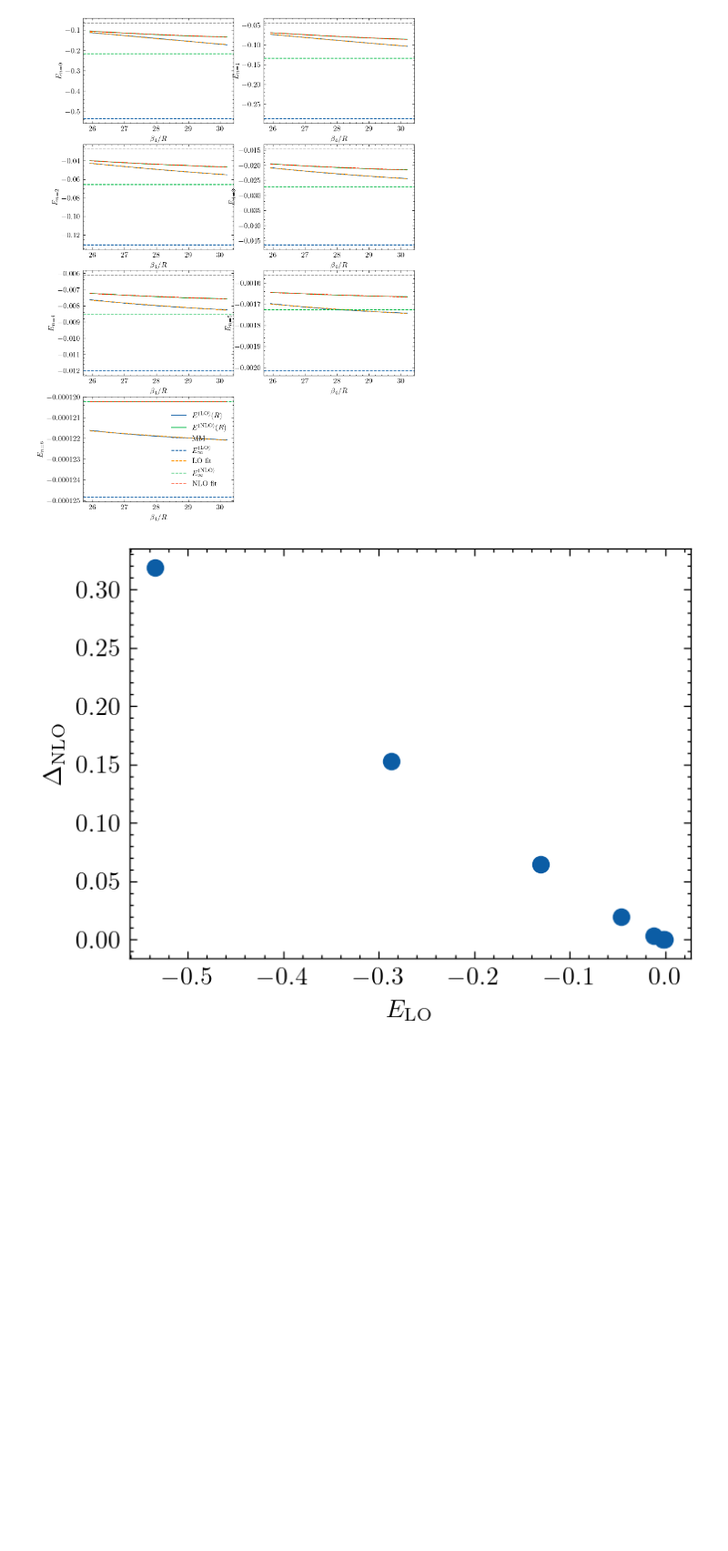
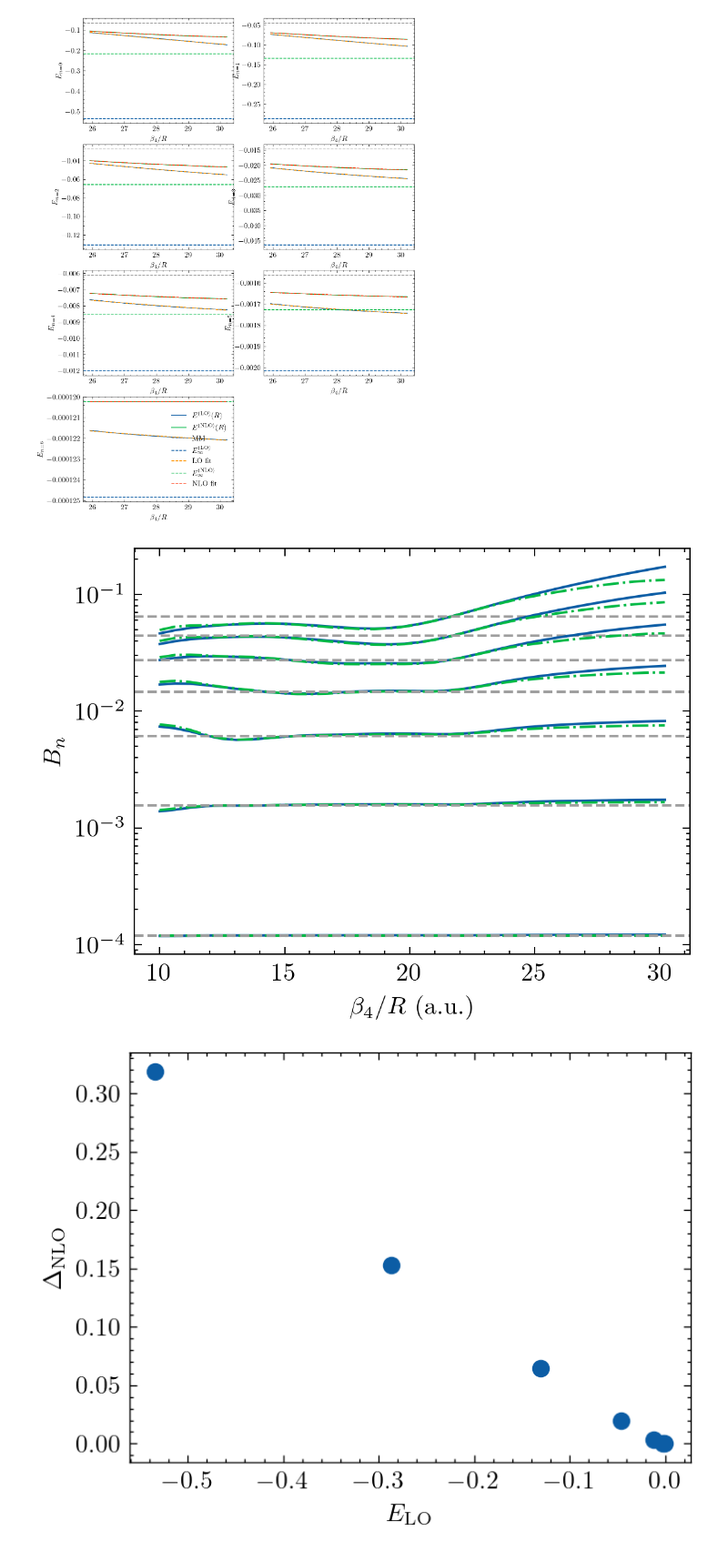
Before and after one commit to odell/induced-dipole-eft, a Jupyter notebook: Error Comparison.ipynb, the cells around one changed output. Shown at 91% size. Saved outputs shown, nothing was run; the diff lists cells and outputs as text; code cells hidden in the pictures; blank space fills up the shorter version.

```diff
--- a/Error Comparison.ipynb
+++ b/Error Comparison.ipynb
@@ -60,6 +60,48 @@ for k in range(7):
 #     ax[i, j].scatter(50, g(50))
 # %% [output]
 [figure]
+# %%
+fig, ax = plt.subplots(figsize=(4, 3), dpi=300)
+fig.patch.set_facecolor('white')
+
+num_pts = 34
+stop = np.argmin(np.abs(const.BETA4/lo[:, 0] - 30)) + 1
+
+for k in range(7):
+    i = k//2
+    j = k%2
+    ax.plot(const.BETA4/lo[stop-num_pts:stop, 0], -lo[stop-num_pts:stop, k+1], label=r'$E^{({\rm LO})}(R)$',
+            color='C0')
+    ax.plot(const.BETA4/nlo[stop-num_pts:stop, 0], -nlo[stop-num_pts:stop, k+1], label=r'$E^{({\rm NLO})}(R)$',
+            color='C1', linestyle='-.')
+    ax.axhline(-mm[k], linestyle='--', color='C6', label='MM')
+    ax.set_yscale('log')
+#     par, cov = optimize.curve_fit(convergence, const.BETA4/lo[stop-num_pts:stop, 0], lo[stop-num_pts:stop, k+1])
+#     ax[i, j].axhline(par[0], color='C0', linestyle='--', label=r'$E_\infty^{({\rm LO})}$')
+#     ax[i, j].plot(const.BETA4/lo[stop-num_pts:stop, 0], convergence(const.BETA4/lo[stop-num_pts:stop, 0], *par),
+#                   linestyle='--', label='LO fit')
+#     lo_asymp[k] = par[0]
+
+#     par, cov = optimize.curve_fit(convergence2, const.BETA4/nlo[stop-num_pts:stop, 0], nlo[stop-num_pts:stop, k+1])
+#     ax[i, j].axhline(par[0], color='C1', linestyle='--', label=r'$E_\infty^{({\rm NLO})}$')
+#     ax[i, j].plot(const.BETA4/lo[stop-num_pts:stop, 0], convergence2(const.BETA4/lo[stop-num_pts:stop, 0], *par),
+#                   linestyle='--', label='NLO fit')
+#     nlo_asymp[k] = par[0]
+
+    ax.set_ylabel(r'$B_{n}$')
+    ax.set_xlabel(r'$\beta_4/R$ (a.u.)')
+#     if k == 6:
+#         ax[i, j].legend()
+
+#     f = interp1d(const.BETA4/lo[-num_pts:, 0], lo[-num_pts:, k+1], kind='cubic', fill_value='extrapolate')
+#     ax[i, j].scatter(50, f(50))
+
+#     g = interp1d(const.BETA4/nlo[-num_pts:, 0], nlo[-num_pts:, k+1], kind='cubic', fill_value='extrapolate')
+#     ax[i, j].scatter(50, g(50))
+
+plt.savefig('figures/lo_nlo_spectrum_R.pdf')
+# %% [output]
+[figure, added]
 # %%
 fig, ax = plt.subplots(figsize=(4, 3), dpi=200)
 fig.patch.set_facecolor('white')
```
Also changed, not shown: parts of 5 cells of this notebook, 21 other files.
